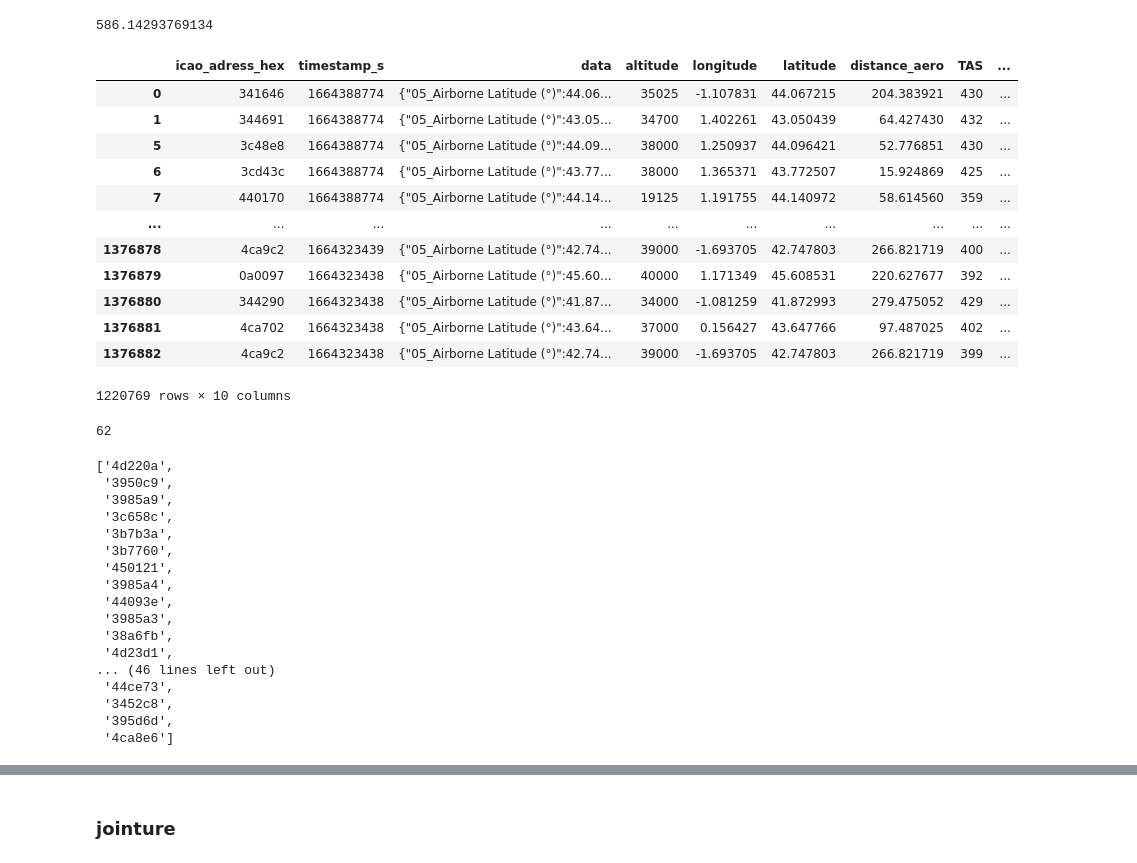
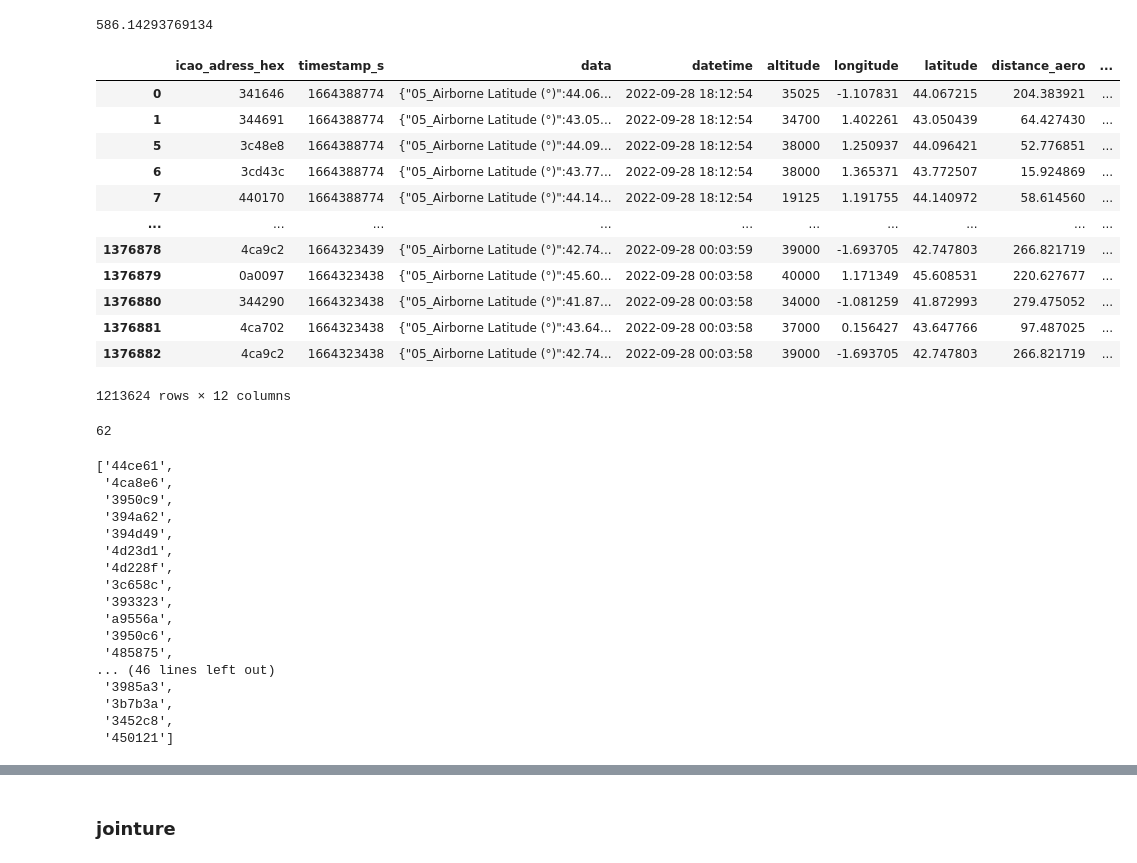
Before and after one commit to mboultam/Boultam-Meriem, a Jupyter notebook: objectif1-1.ipynb, the cells around one changed output, grey strips where cells are left out. Cells and saved outputs as stored; diff of their text form; code cells hidden in the pictures.

```diff
--- a/objectif1-1.ipynb
+++ b/objectif1-1.ipynb
@@ -42,9 +43,12 @@ surf_list = []
 rate_list = []
 indice_list = []
 flightid_list = []
+sonore_list = []
 
 latitude_aero = 43.6293
 longitude_aero = 1.3676
+
+data['datetime'] = pd.to_datetime(data['timestamp_s'], unit='s')
 
 for i in range (len(data)) :
    icao_addr = data.icao_adress_hex[i]
@@ -62,9 +66,10 @@ for i in range (len(data)) :
          indice_list.append(icao_addr)
 
       #calcul de la distance
-      #distance = haversine_distance(latitude_aero, longitude_aero, lat, long)
       distance = haversine_distance(latitude_aero, longitude_aero, lat, long)
 
+      #calcul du niveau sonore
+      niveau = 57 + 20 * math.log10(vitesse_surf) - 15 * math.log10(alt) - 2 * math.log10(distance)
 
       if (vitesse_rate == "ZERO") :
          rate_list.append(0)
@@ -82,69 +87,72 @@ for i in range (len(data)) :
       distance_aero_list.append(distance)
       surf_list.append(int(vitesse_surf))
       flightid_list.append(flight_id)
+      sonore_list.append(niveau)
 
    except:
       #print("erreur")
       alt_list.append(-100)
       long_list.append(-100)
       lat_list.append(-100)
       surf_list.append(-100)
       rate_list.append(-100)
       distance_aero_list.append(-100)
+      sonore_list.append(-100)
       flightid_list.append("")     # A verifier
 
 
 data.loc[:, 'altitude'] = alt_list
 data.loc[:, 'longitude'] = long_list
 data.loc[:, 'latitude'] = lat_list
 data.loc[:, 'distance_aero'] = distance_aero_list
 data.loc[:, 'TAS'] = surf_list
 data.loc[:, 'vertical_rate'] = rate_list
 data.loc[:, 'Flight_ID'] = flightid_list
+data.loc[:, 'niveau_sonore'] = sonore_list
 
 
 
 data.drop(data[data['altitude']==-100].index,  inplace = True)
 data = data.dropna(subset=['longitude','latitude'])
 
 data
 # %% [output]
-|  | icao_adress_hex | timestamp_s | data | altitude | longitude | latitude | distance_aero | TAS | ... |
-| 0 | 341646 | 1664388774 | {"05_Airborne Latitude (°)":44.06... | 35025 | -1.107831 | 44.067215 | 204.383921 | 430 | ... |
-| 1 | 344691 | 1664388774 | {"05_Airborne Latitude (°)":43.05... | 34700 | 1.402261 | 43.050439 | 64.427430 | 432 | ... |
-| 5 | 3c48e8 | 1664388774 | {"05_Airborne Latitude (°)":44.09... | 38000 | 1.250937 | 44.096421 | 52.776851 | 430 | ... |
-| 6 | 3cd43c | 1664388774 | {"05_Airborne Latitude (°)":43.77... | 38000 | 1.365371 | 43.772507 | 15.924869 | 425 | ... |
-| 7 | 440170 | 1664388774 | {"05_Airborne Latitude (°)":44.14... | 19125 | 1.191755 | 44.140972 | 58.614560 | 359 | ... |
+|  | icao_adress_hex | timestamp_s | data | datetime | altitude | longitude | latitude | distance_aero | ... |
+| 0 | 341646 | 1664388774 | {"05_Airborne Latitude (°)":44.06... | 2022-09-28 18:12:54 | 35025 | -1.107831 | 44.067215 | 204.383921 | ... |
+| 1 | 344691 | 1664388774 | {"05_Airborne Latitude (°)":43.05... | 2022-09-28 18:12:54 | 34700 | 1.402261 | 43.050439 | 64.427430 | ... |
+| 5 | 3c48e8 | 1664388774 | {"05_Airborne Latitude (°)":44.09... | 2022-09-28 18:12:54 | 38000 | 1.250937 | 44.096421 | 52.776851 | ... |
+| 6 | 3cd43c | 1664388774 | {"05_Airborne Latitude (°)":43.77... | 2022-09-28 18:12:54 | 38000 | 1.365371 | 43.772507 | 15.924869 | ... |
+| 7 | 440170 | 1664388774 | {"05_Airborne Latitude (°)":44.14... | 2022-09-28 18:12:54 | 19125 | 1.191755 | 44.140972 | 58.614560 | ... |
 | ... | ... | ... | ... | ... | ... | ... | ... | ... | ... |
-| 1376878 | 4ca9c2 | 1664323439 | {"05_Airborne Latitude (°)":42.74... | 39000 | -1.693705 | 42.747803 | 266.821719 | 400 | ... |
-| 1376879 | 0a0097 | 1664323438 | {"05_Airborne Latitude (°)":45.60... | 40000 | 1.171349 | 45.608531 | 220.627677 | 392 | ... |
-| 1376880 | 344290 | 1664323438 | {"05_Airborne Latitude (°)":41.87... | 34000 | -1.081259 | 41.872993 | 279.475052 | 429 | ... |
-| 1376881 | 4ca702 | 1664323438 | {"05_Airborne Latitude (°)":43.64... | 37000 | 0.156427 | 43.647766 | 97.487025 | 402 | ... |
-| 1376882 | 4ca9c2 | 1664323438 | {"05_Airborne Latitude (°)":42.74... | 39000 | -1.693705 | 42.747803 | 266.821719 | 399 | ... |
+| 1376878 | 4ca9c2 | 1664323439 | {"05_Airborne Latitude (°)":42.74... | 2022-09-28 00:03:59 | 39000 | -1.693705 | 42.747803 | 266.821719 | ... |
+| 1376879 | 0a0097 | 1664323438 | {"05_Airborne Latitude (°)":45.60... | 2022-09-28 00:03:58 | 40000 | 1.171349 | 45.608531 | 220.627677 | ... |
+| 1376880 | 344290 | 1664323438 | {"05_Airborne Latitude (°)":41.87... | 2022-09-28 00:03:58 | 34000 | -1.081259 | 41.872993 | 279.475052 | ... |
+| 1376881 | 4ca702 | 1664323438 | {"05_Airborne Latitude (°)":43.64... | 2022-09-28 00:03:58 | 37000 | 0.156427 | 43.647766 | 97.487025 | ... |
+| 1376882 | 4ca9c2 | 1664323438 | {"05_Airborne Latitude (°)":42.74... | 2022-09-28 00:03:58 | 39000 | -1.693705 | 42.747803 | 266.821719 | ... |
-1220769 rows × 10 columns
+1213624 rows × 12 columns
 # %%
 indice_list = [*set(indice_list)]
 print(len(indice_list))
 indice_list
 # %% [output]
 62
-['4d220a',
+['44ce61',
+ '4ca8e6',
  '3950c9',
- '3985a9',
+ '394a62',
+ '394d49',
+ '4d23d1',
+ '4d228f',
  '3c658c',
+ '393323',
+ 'a9556a',
+ '3950c6',
+ '485875',
+... (46 lines left out)
+ '3985a3',
  '3b7b3a',
- '3b7760',
- '450121',
- '3985a4',
- '44093e',
- '3985a3',
- '38a6fb',
- '4d23d1',
-... (46 lines left out)
- '44ce73',
  '3452c8',
- '395d6d',
- '4ca8e6']
+ '450121']
 # %%
 #icao_liste = data.iloc[indice_list].icao_adress_hex.drop_duplicates()
 #indice_list.drop_duplicates()
```
Also changed, not shown: parts of 18 cells of this notebook, 11 other files.
